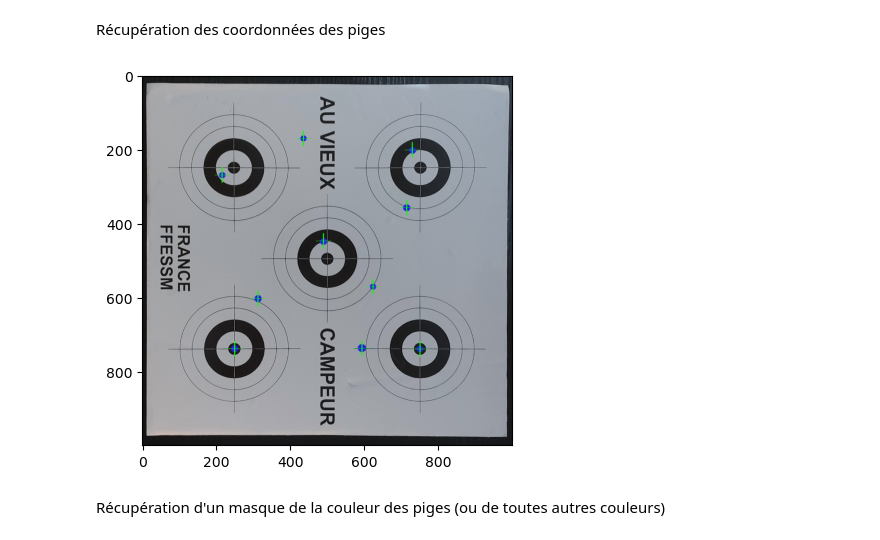
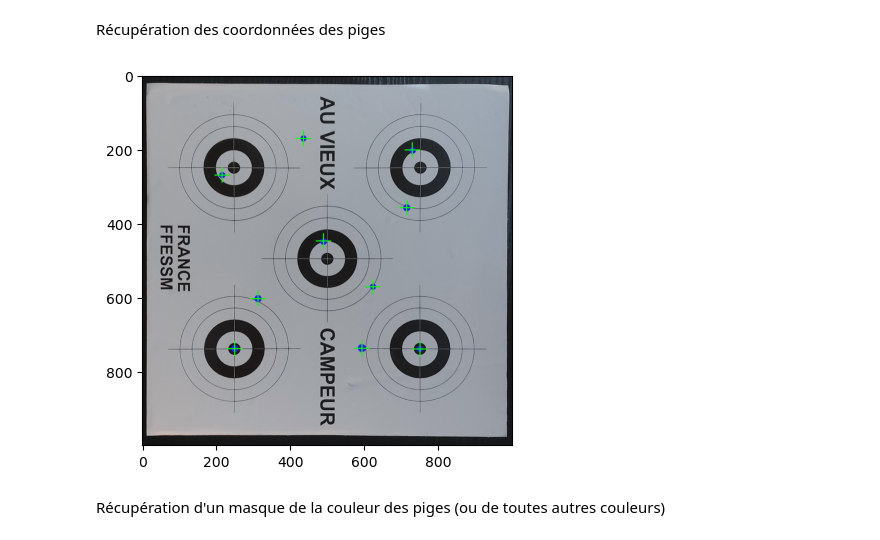
Before and after one commit to subvision-soft/documentation, a Jupyter notebook: algorithm-demo.ipynb, the cells around one changed output. Drawn from its saved outputs; the diff is of its cells as text; code cells hidden in the pictures.

```diff
--- a/algorithm-demo.ipynb
+++ b/algorithm-demo.ipynb
@@ -254,18 +254,20 @@ def get_impacts_coordinates(image:ndarray) -> list:
 # %%
 image = cv.imread('images/sheet.jpg')
 sheet_mat = get_sheet_picture(image)
 coordinates = get_impacts_coordinates(sheet_mat)
 # draw centers
 for coordinate in coordinates:
     #draw a cross
     cross_color = (0, 255, 0)
     cross_size = 20
-    cv.line(sheet_mat, (coordinate[0] - cross_size, coordinate[1]), (coordinate[0] + cross_size, coordinate[1]), cross_color, 1)
-    cv.line(sheet_mat, (coordinate[0], coordinate[1] - cross_size), (coordinate[0], coordinate[1] + cross_size), cross_color, 2)
+    cross_width = 2
+    cv.line(sheet_mat, (coordinate[0] - cross_size, coordinate[1]), (coordinate[0] + cross_size, coordinate[1]), cross_color,
+            cross_width)
+    cv.line(sheet_mat, (coordinate[0], coordinate[1] - cross_size), (coordinate[0], coordinate[1] + cross_size), cross_color, cross_width)
 plt.imshow(sheet_mat)
 plt.show()
 # %% [output]
-[figure, old version]
+[figure, new version]
 # %% [markdown]
 Récupération d'un masque de la couleur des piges (ou de toutes autres couleurs)
 # %%
```
